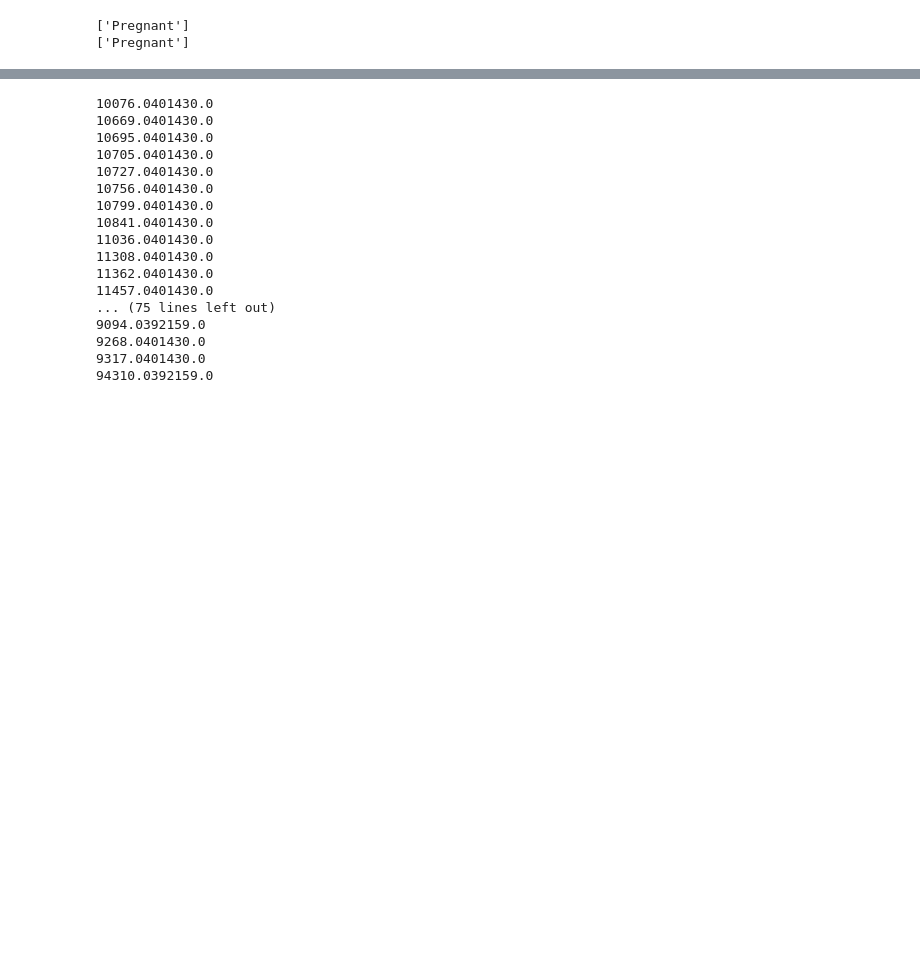
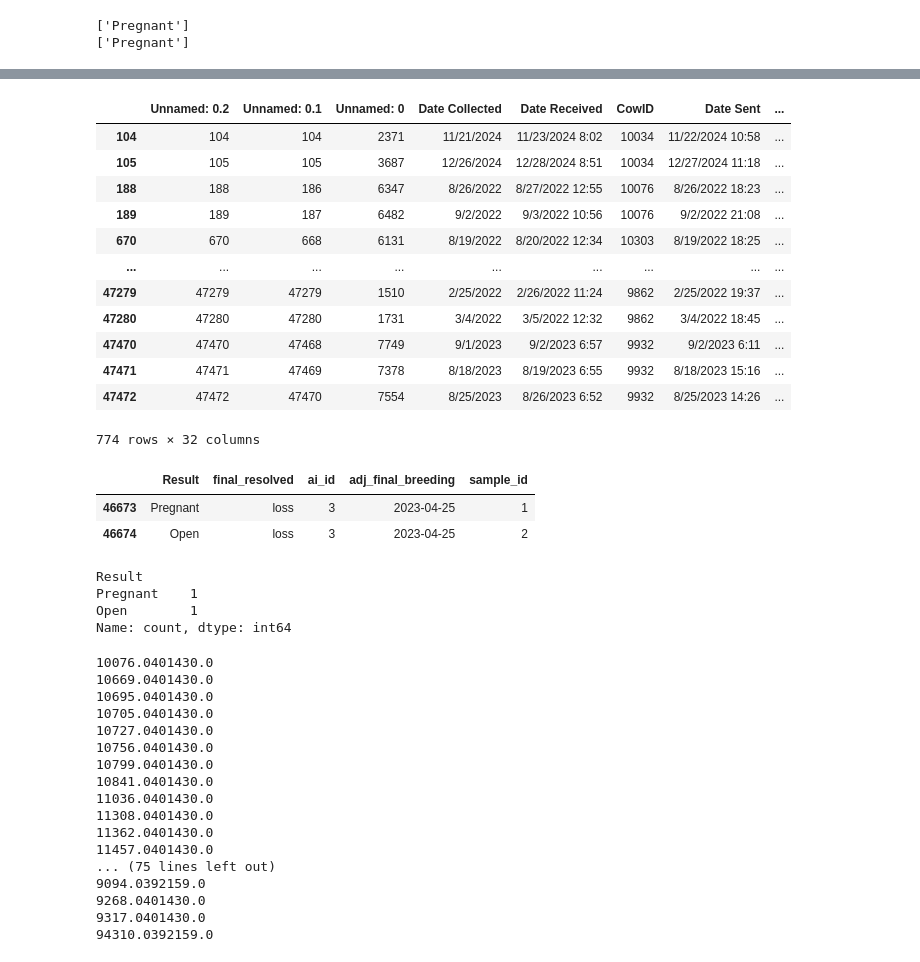
Before and after one commit to rajeshneupane7/Repro-data-making, a Jupyter notebook: phenotype.ipynb, the cells around one changed output, grey strips where cells are left out. Cells and saved outputs as stored; diff of their text form; code cells hidden in the pictures; blank space fills up the shorter version.

```diff
--- a/phenotype.ipynb
+++ b/phenotype.ipynb
@@ -372,15 +372,46 @@ for bred, data_bred in class_df.groupby('breed_event_id'):
 # Recombine everything into a single dataframe at the end
 final_df = pd.concat(temp_bred_data, ignore_index=True)
 # %%
-final_df.to_csv('2_27_data.csv')
+import pandas as pd
+import os
+final_df= pd.read_csv('2_27_data.csv')
 # %%
 final_df['adj_final_breeding']= pd.to_datetime(final_df['adj_final_breeding'])
+
+# 1. Initialize your empty list
+collected_results = []
+
 for cow_id, data_id in final_df.groupby('combined_cow'):
-    # Get unique dates and sort them chronologically
     unique_dates = sorted(data_id['adj_final_breeding'].unique())
 
-    # Iterate through the indices, stopping one short of the end
-    gap_dates = [unique_dates[i+1] - unique_dates[i] for i in range(len(unique_dates) - 1)]
-    print(gap_dates)
-    # (Optional: print or store gap_dates here so you can see them)
+    gap_dates = {unique_dates[i]: (unique_dates[i+1] - unique_dates[i]).days
+                 for i in range(len(unique_dates) - 1)}
+
+    selected_gap = {date: gap for date, gap in gap_dates.items() if gap < 300}
+
+    for adj_date in selected_gap.keys():
+        data_adj_date = data_id[data_id['adj_final_breeding'] == adj_date].copy()
+
+        if len(data_adj_date) > 1:
+            results_list = data_adj_date['Result'].tolist()
+            last_sample = results_list[-1]
+
+            if last_sample == 'Open':
+                continue
+
+            # Labeling logic
+            if "Pregnant" in results_list:
+                data_adj_date['final_resolved'] = 'preg_loss_rebred'
+            elif all(res == 'Re-Check' for res in results_list):
+                data_adj_date['final_resolved'] = 'rc_rebred'
+
+            # 2. Collect the data
+            collected_results.append(data_adj_date)
+
+# 3. Combine everything into one final "Processed" DataFrame
+if collected_results:
+    processed_df = pd.concat(collected_results)
+    print(processed_df.head())
+else:
+    print("No matches found.")
 # %% [output]
@@ -404,3 +435,32 @@ for cow_id, data_id in final_df.groupby('combined_cow'):
+# %%
+processed_df
+# %% [output]
+|  | Unnamed: 0.2 | Unnamed: 0.1 | Unnamed: 0 | Date Collected | Date Received | CowID | Date Sent | ... |
+| 104 | 104 | 104 | 2371 | 11/21/2024 | 11/23/2024 8:02 | 10034 | 11/22/2024 10:58 | ... |
+| 105 | 105 | 105 | 3687 | 12/26/2024 | 12/28/2024 8:51 | 10034 | 12/27/2024 11:18 | ... |
+| 188 | 188 | 186 | 6347 | 8/26/2022 | 8/27/2022 12:55 | 10076 | 8/26/2022 18:23 | ... |
+| 189 | 189 | 187 | 6482 | 9/2/2022 | 9/3/2022 10:56 | 10076 | 9/2/2022 21:08 | ... |
+| 670 | 670 | 668 | 6131 | 8/19/2022 | 8/20/2022 12:34 | 10303 | 8/19/2022 18:25 | ... |
+| ... | ... | ... | ... | ... | ... | ... | ... | ... |
+| 47279 | 47279 | 47279 | 1510 | 2/25/2022 | 2/26/2022 11:24 | 9862 | 2/25/2022 19:37 | ... |
+| 47280 | 47280 | 47280 | 1731 | 3/4/2022 | 3/5/2022 12:32 | 9862 | 3/4/2022 18:45 | ... |
+| 47470 | 47470 | 47468 | 7749 | 9/1/2023 | 9/2/2023 6:57 | 9932 | 9/2/2023 6:11 | ... |
+| 47471 | 47471 | 47469 | 7378 | 8/18/2023 | 8/19/2023 6:55 | 9932 | 8/18/2023 15:16 | ... |
+| 47472 | 47472 | 47470 | 7554 | 8/25/2023 | 8/26/2023 6:52 | 9932 | 8/25/2023 14:26 | ... |
+774 rows × 32 columns
+# %%
+data_adj_date[['Result', 'final_resolved', 'ai_id', 'adj_final_breeding', 'sample_id']]
+# %% [output]
+|  | Result | final_resolved | ai_id | adj_final_breeding | sample_id |
+| 46673 | Pregnant | loss | 3 | 2023-04-25 | 1 |
+| 46674 | Open | loss | 3 | 2023-04-25 | 2 |
+# %%
+data_adj_date['Result'].value_counts()
+# %% [output]
+Result
+Pregnant    1
+Open        1
+Name: count, dtype: int64
 # %%
 for cow, data_cow in df.groupby('combined_cow'):
     test_str = list(data_cow['Result'].values)
```
Also changed, not shown: parts of 1 cell of this notebook.
